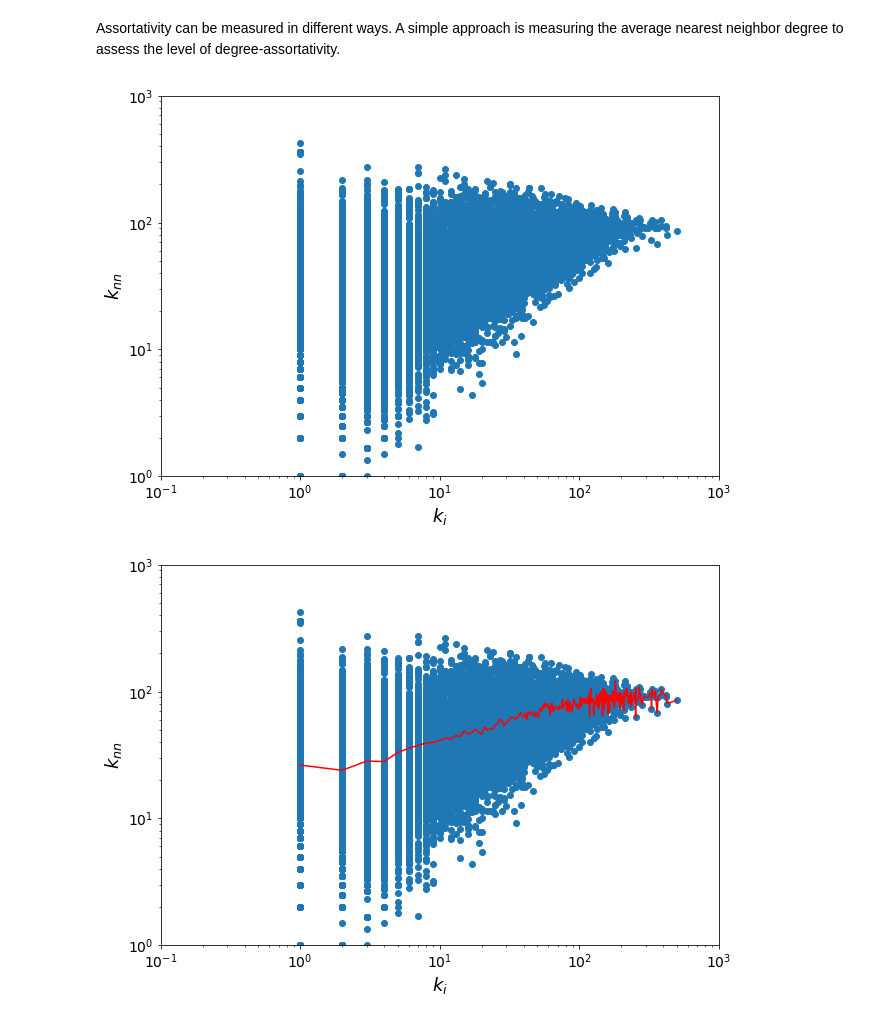
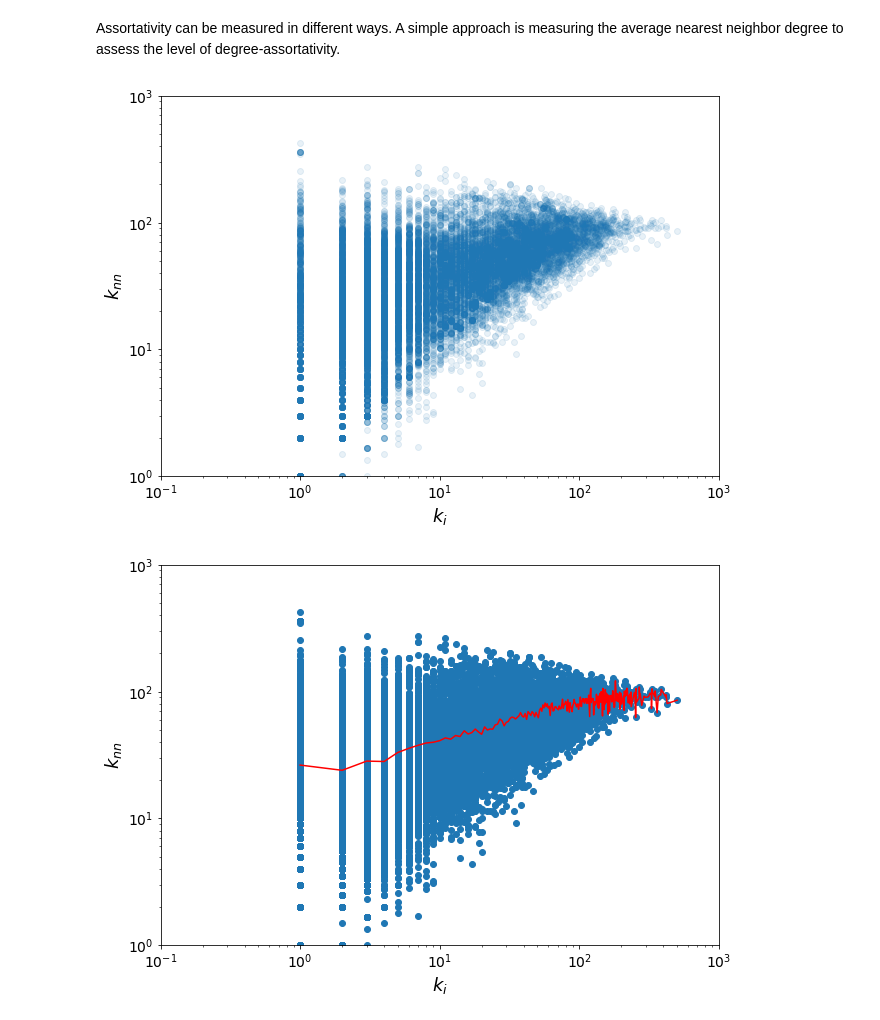
Before and after one commit to lordgrilo/complexity-book, a Jupyter notebook: 2-networkx/nb07_network_assortativity.ipynb, the cells around one changed output. Drawn from its saved outputs; the diff is of its cells as text; code cells hidden in the pictures.

```diff
--- a/2-networkx/nb07_network_assortativity.ipynb
+++ b/2-networkx/nb07_network_assortativity.ipynb
@@ -51,18 +54,18 @@ for n in G.nodes():
     y.append(float(total) / k)
 # %%
 plt.figure(figsize=(10, 7))
-plt.scatter(x, y)
+plt.scatter(x, y, alpha=.1)
 
 plt.xlabel("$k_i$", fontsize=18)
 plt.ylabel("$k_{nn}$", fontsize=18)
 plt.xticks(fontsize=14)
 plt.yticks(fontsize=14)
 plt.yscale("log")
 plt.xscale("log")
 plt.axis([0.1, 1000, 1, 1000])
 plt.show()
 # %% [output]
-[figure, old version]
+[figure, new version]
 # %%
 z = []
 
```
Also changed, not shown: parts of 7 cells of this notebook, 4 other files.
